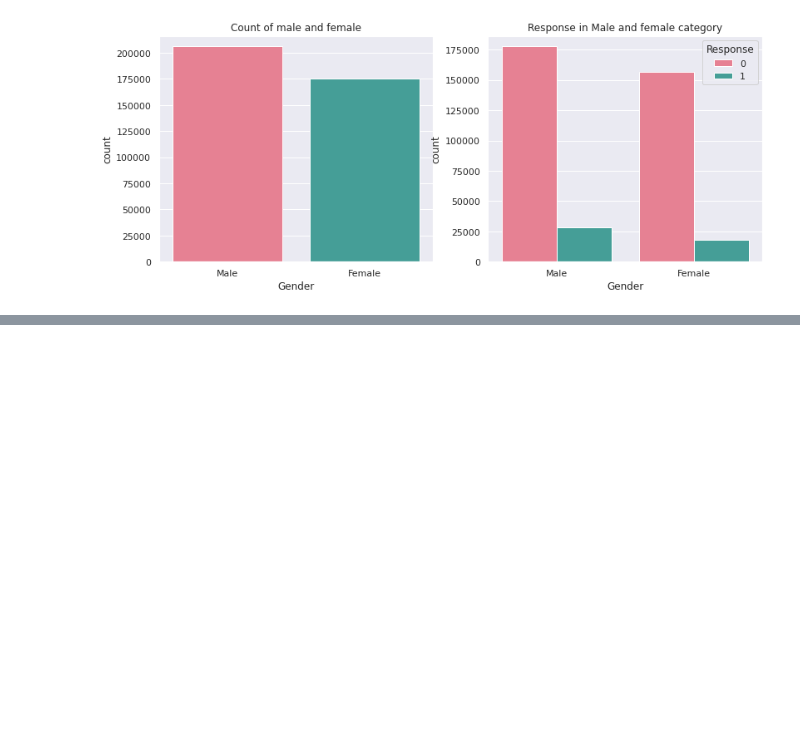
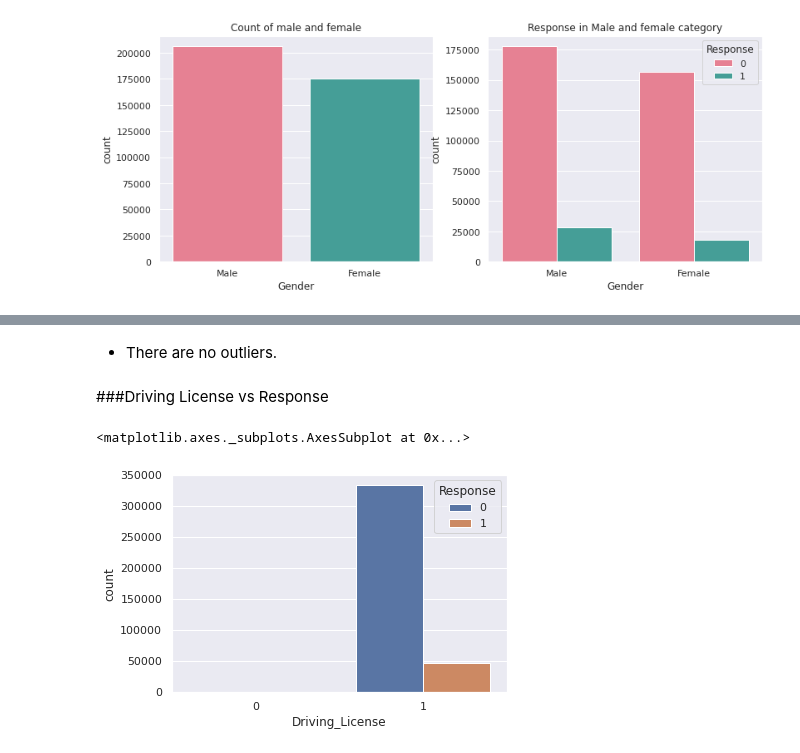
Before and after one commit to sunanda-debnath/HEALTH-INSURANCE_CROSS_SELL_PREDICTION, a Jupyter notebook: HEALTH_INSURANCE_CROSS_SELL_PREDICTION.ipynb, the cells around one changed output, grey strips where cells are left out. Saved outputs shown, nothing was run; the diff lists cells and outputs as text; code cells hidden in the pictures; blank space fills up the shorter version.

```diff
--- a/HEALTH_INSURANCE_CROSS_SELL_PREDICTION.ipynb
+++ b/HEALTH_INSURANCE_CROSS_SELL_PREDICTION.ipynb
@@ -162,0 +179,10 @@ plt.show()
+# %% [markdown]
+
+*   There are no outliers.
+# %% [markdown]
+###Driving License vs Response
+# %%
+sns.countplot(x="Driving_License",hue="Response",data=df)
+# %% [output]
+<matplotlib.axes._subplots.AxesSubplot at 0x...>
+[figure, added]
```
Also changed, not shown: parts of 21 cells of this notebook.
